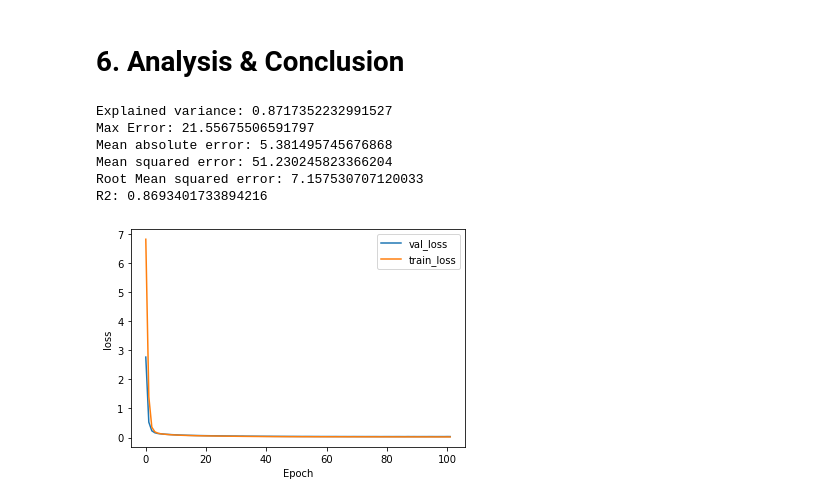
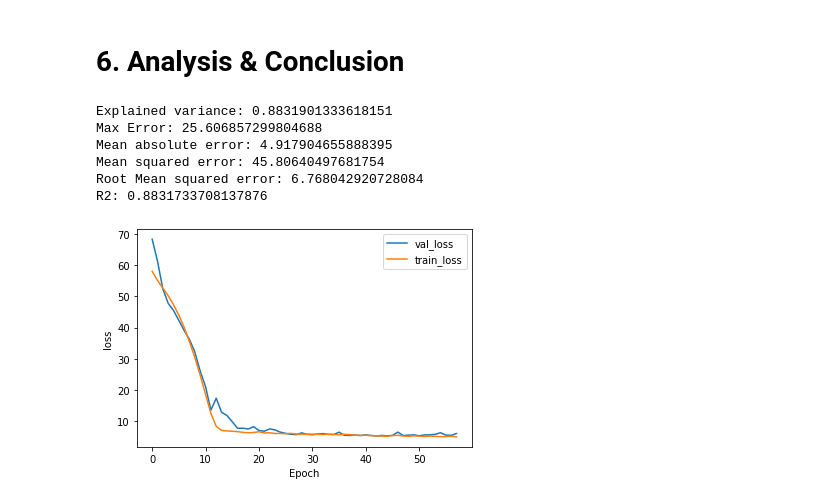
Before and after one commit to nickknapton12/BMEN415_Final_Project, a Jupyter notebook: Regression/Rachel/NN_Model2.ipynb, the cells around one changed output. Saved outputs shown, nothing was run; the diff lists cells and outputs as text; code cells hidden in the pictures.

Commit message:
Updated model and reran files

```diff
--- a/Regression/Rachel/NN_Model2.ipynb
+++ b/Regression/Rachel/NN_Model2.ipynb
@@ -119,17 +119,33 @@ y_test shape is: (212,)
 # end with 3 neurons for each class --> 1 (Normal), 2 (Suspect) and 3 (Pathological)
 model = tf.keras.models.Sequential()
 model.add(tf.keras.layers.Input(shape=x_train.shape[1], name='input'))
-model.add(tf.keras.layers.Dense(32))
+
+model.add(tf.keras.layers.Dense(128))
+model.add(tf.keras.layers.BatchNormalization())
 model.add(tf.keras.layers.Activation('relu'))
-model.add(tf.keras.layers.Dense(16))
+model.add(tf.keras.layers.Dropout(0.2))
+
+model.add(tf.keras.layers.Dense(256))
+model.add(tf.keras.layers.BatchNormalization())
 model.add(tf.keras.layers.Activation('relu'))
-model.add(tf.keras.layers.Dense(8))
+
+model.add(tf.keras.layers.Dense(512))
+model.add(tf.keras.layers.BatchNormalization())
 model.add(tf.keras.layers.Activation('relu'))
-model.add(tf.keras.layers.Dense(4))
+
+model.add(tf.keras.layers.Dense(256))
+model.add(tf.keras.layers.BatchNormalization())
 model.add(tf.keras.layers.Activation('relu'))
+
+model.add(tf.keras.layers.Dense(128))
+model.add(tf.keras.layers.BatchNormalization())
+model.add(tf.keras.layers.Activation('relu'))
+model.add(tf.keras.layers.Dropout(0.2))
+
+
 model.add(tf.keras.layers.Dense(1, activation='linear', name='output'))
 
-opt = Adam(learning_rate=0.001)
+opt = Adam(learning_rate=0.0025)
 
 model.compile(
             loss='mean_absolute_error',
@@ -161,20 +177,13 @@ _________________________________________________________________
 # %%
 earlystopping = callbacks.EarlyStopping(monitor="val_loss", mode="min",
                                         patience=15, restore_best_weights = True)
-# loss function
-msle = MeanSquaredLogarithmicError()
 
-model.compile(
-    loss=msle,
-    optimizer=Adam(learning_rate=0.001),
-    metrics=['msle']
-)
 # train the model
 hist = model.fit(
     x_train,
     y_train,
     epochs=200,
-    batch_size=30,
+    batch_size=256,
     validation_data=(x_val, y_val),
     callbacks = [earlystopping]
 )
@@ -208,22 +217,22 @@ print("Mean squared error: " + str(metrics.mean_squared_error(y_test, y_pred)))
 print("Root Mean squared error: " + str(metrics.mean_squared_error(y_test, y_pred, squared=False)))
 print("R2: " + str(metrics.r2_score(y_test, y_pred)))
 # %% [output]
-Explained variance: 0.8717352232991527
-Max Error: 21.55675506591797
-Mean absolute error: 5.381495745676868
-Mean squared error: 51.230245823366204
-Root Mean squared error: 7.157530707120033
-R2: 0.8693401733894216
+Explained variance: 0.8831901333618151
+Max Error: 25.606857299804688
+Mean absolute error: 4.917904655888395
+Mean squared error: 45.80640497681754
+Root Mean squared error: 6.768042920728084
+R2: 0.8831733708137876
 # %%
-x = list(range(102))
+x = list(range(58))
 vy = hist.history['val_loss']
 ty = hist.history['loss']
 
 plt.plot( x, vy, label='val_loss')
 plt.plot( x, ty, label='train_loss')
 plt.legend()
 plt.xlabel('Epoch')
 plt.ylabel('loss')
 plt.show()
 # %% [output]
-[figure, old version]
+[figure, new version]
```
Also changed, not shown: parts of 3 cells of this notebook.
